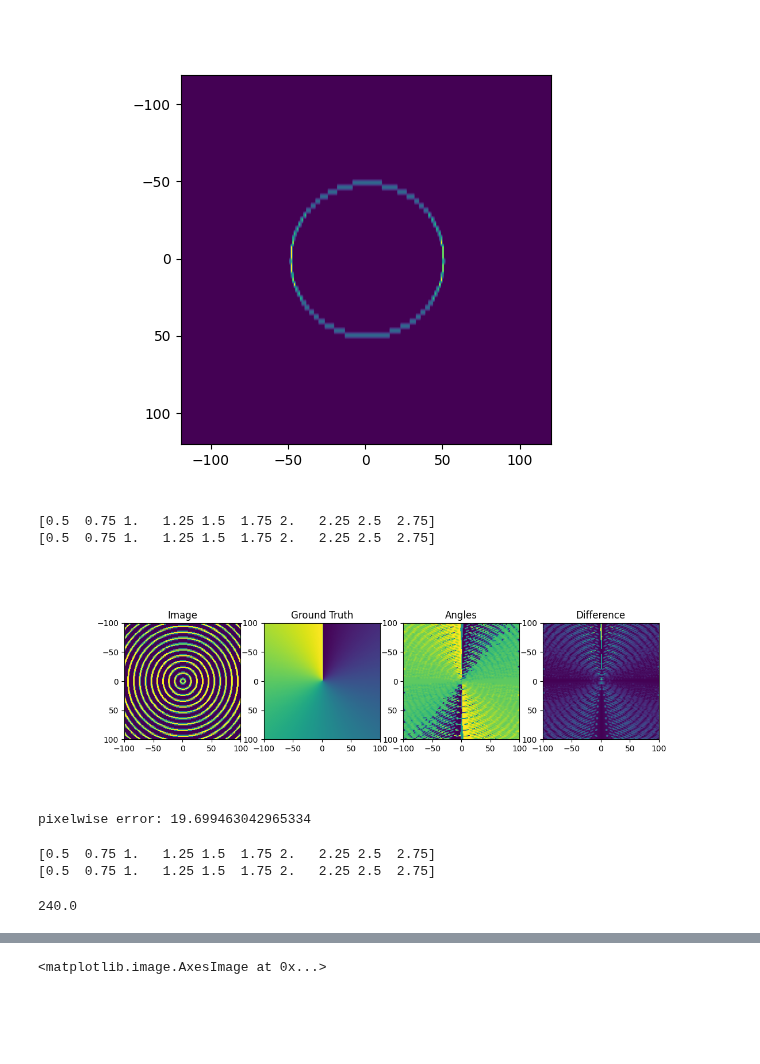
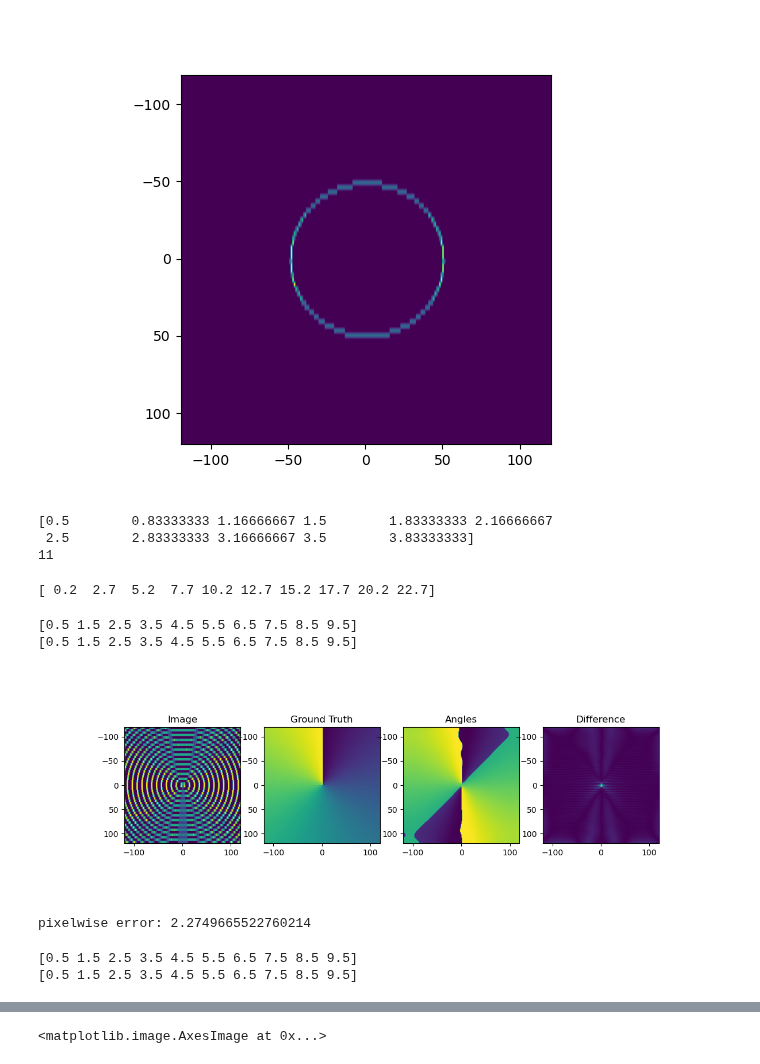
Before and after one commit to BrysonGray/fibermetric, a Jupyter notebook: notebooks/structure_tensor_ex.ipynb, the cells around one changed output, grey strips where cells are left out. Saved outputs shown, nothing was run; the diff lists cells and outputs as text; code cells hidden in the pictures; blank space fills up the shorter version.

```diff
--- a/notebooks/structure_tensor_ex.ipynb
+++ b/notebooks/structure_tensor_ex.ipynb
@@ -113,34 +114,47 @@ plt.imshow(I_down, extent=extent)
 <matplotlib.image.AxesImage at 0x...>
 [figure]
 [figure]
+# %%
+width=2
+derivative_sigmas = np.arange(start=1/width, stop=width*2,step=width/6)
+print(derivative_sigmas)
+print(len(derivative_sigmas))
+# %% [output]
+[0.5        0.83333333 1.16666667 1.5        1.83333333 2.16666667
+ 2.5        2.83333333 3.16666667 3.5        3.83333333]
+11
+# %%
+width = 5
+derivative_sigmas = np.arange(start=1/width, stop=width*5,step=width/2)
+print(derivative_sigmas)
+# %% [output]
+[ 0.2  2.7  5.2  7.7 10.2 12.7 15.2 17.7 20.2 22.7]
 # %%
-derivative_sigmas = np.arange(start=0.5, stop=3.0,step=0.25)
+width = 2
+derivative_sigmas = np.arange(start=1/width, stop=width*5,step=width/2)
 print(derivative_sigmas)
-tensor_sigmas = np.arange(start=0.5, stop=3.0,step=0.25)
+tensor_sigmas = np.arange(start=1/width, stop=width*5,step=width/2)
 print(tensor_sigmas)
-anisotropy = [(200,200),(100,200),(67,200),(50,200),(40,200),(34,200),(28,200),(25,200),(22,200),(20,200)]
-d = 1
-t = 2
-a = 1
+anisotropy = [(240,240), (210,240),(180,240),(150,240),(120,240),(80,240),(60,240),(48,240)]
+d = 2
+t = 9
+a = 7
 err_type = 'pixelwise'
-error = sta_validate.phantom_test(derivative_sigmas[d], tensor_sigmas[t], anisotropy[a], period=10, noise=0.0, width=2, phantom='circles', err_type=err_type, display=True) # , grid_thetas=(-np.pi/6,np.pi/3)
+error = sta_validate.phantom_test(derivative_sigmas[d], tensor_sigmas[t], anisotropy[a], period=10, noise=0.0, width=width, phantom='circles', err_type=err_type, display=True) # , grid_thetas=(-np.pi/6,np.pi/3)
 print(f'{err_type} error: {error}')
 # %% [output]
-[0.5  0.75 1.   1.25 1.5  1.75 2.   2.25 2.5  2.75]
-[0.5  0.75 1.   1.25 1.5  1.75 2.   2.25 2.5  2.75]
+[0.5 1.5 2.5 3.5 4.5 5.5 6.5 7.5 8.5 9.5]
+[0.5 1.5 2.5 3.5 4.5 5.5 6.5 7.5 8.5 9.5]
-[figure, old version]
+[figure, new version]
-pixelwise error: 19.699463042965334
+pixelwise error: 2.2749665522760214
 # %%
-derivative_sigmas = np.arange(start=0.5, stop=3.0,step=0.25)
+width = 2
+derivative_sigmas = np.arange(start=1/width, stop=width*5,step=width/2)
 print(derivative_sigmas)
-tensor_sigmas = np.arange(start=0.5, stop=3.0,step=0.25)
+tensor_sigmas = np.arange(start=1/width, stop=width*5,step=width/2)
 print(tensor_sigmas)
-anisotropy = [(720,720),(360,720),(240,720),(180,720),(40,200),(34,200),(28,200),(25,200),(22,200),(20,200)]
-errors = sta_validate.run_tests(derivative_sigmas=derivative_sigmas, tensor_sigmas=tensor_sigmas, nIs=anisotropy, periods=10, widths=2, noises=0.0, phantom='circles', err_type='pixelwise')
+anisotropy = [(240,240), (210,240),(180,240),(150,240),(120,240),(80,240),(60,240),(48,240)]
+errors = sta_validate.run_tests(derivative_sigmas=derivative_sigmas, tensor_sigmas=tensor_sigmas, nIs=anisotropy, periods=10, widths=width, noises=0.0, phantom='circles', err_type='pixelwise')
 # %% [output]
-[0.5  0.75 1.   1.25 1.5  1.75 2.   2.25 2.5  2.75]
-[0.5  0.75 1.   1.25 1.5  1.75 2.   2.25 2.5  2.75]
+[0.5 1.5 2.5 3.5 4.5 5.5 6.5 7.5 8.5 9.5]
+[0.5 1.5 2.5 3.5 4.5 5.5 6.5 7.5 8.5 9.5]
-# %%
-720/3
-# %% [output]
-240.0
```
Also changed, not shown: parts of 10 cells of this notebook, 2 other files.
